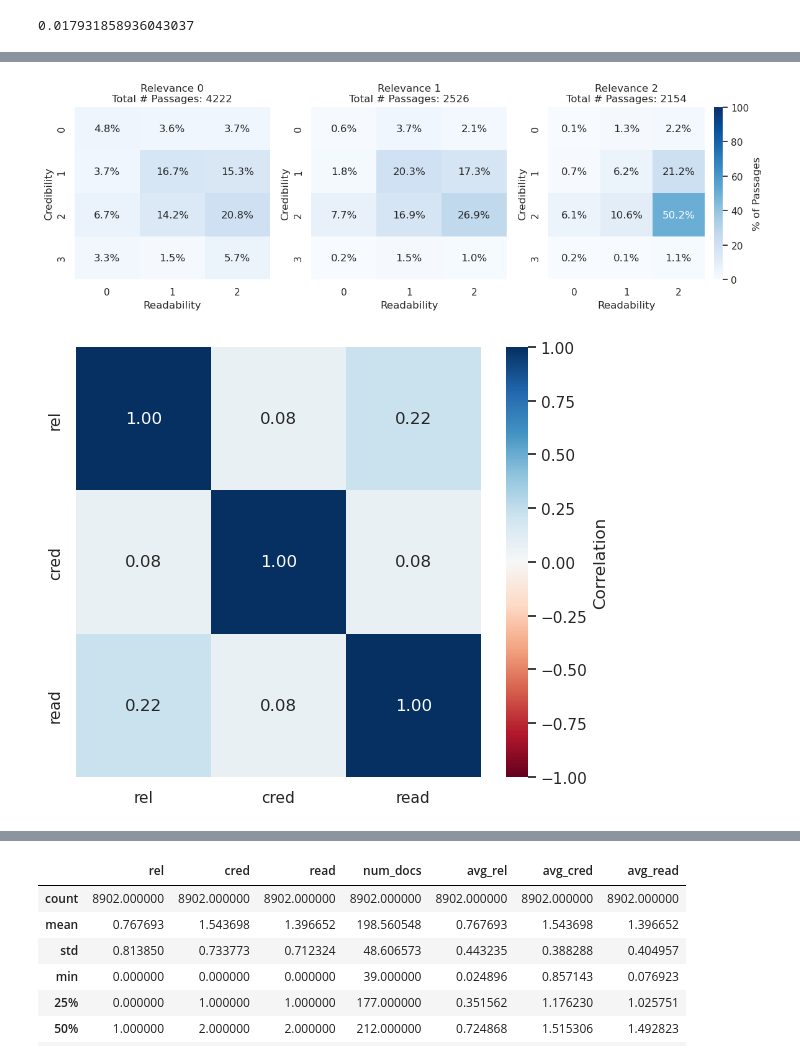
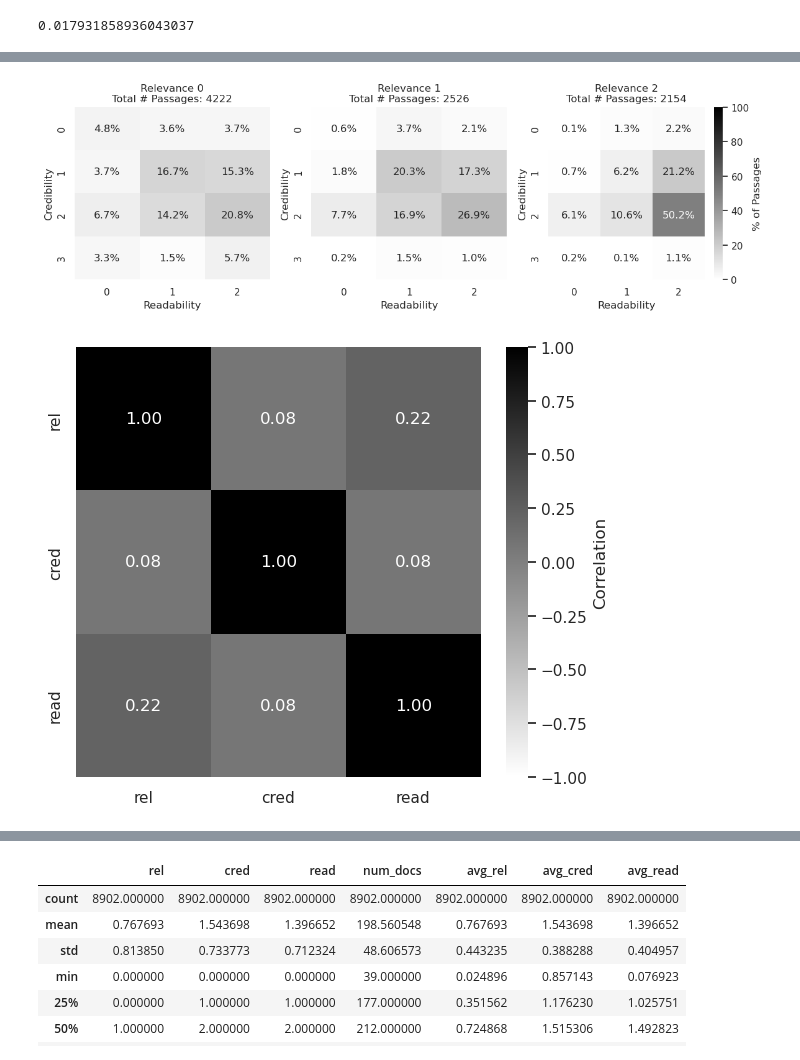
Before and after one commit to JoProbst/ThesisCode, a Jupyter notebook: dataset/data_exploration.ipynb, the cells around one changed output, grey strips where cells are left out. Cells and saved outputs as stored; diff of their text form; code cells hidden in the pictures.

```diff
--- a/dataset/data_exploration.ipynb
+++ b/dataset/data_exploration.ipynb
@@ -141,7 +137,7 @@ import matplotlib.pyplot as plt
 fig, axes = plt.subplots(1, 3, figsize=(12, 4))
 
 # heatmap for qrels. colormap should have same intensity for all qrels
-cmap = sns.color_palette("Blues", as_cmap=True)
+cmap = sns.color_palette("gray_r", as_cmap=True)
 for rel in [0,1,2]:
     qrel = qrels_cred_read[qrels_cred_read.rel == rel]
     cbar = True if rel == 2 else False
@@ -162,26 +158,26 @@ for rel in [0,1,2]:
 
 
 plt.tight_layout()
-plt.savefig(plot_folder + "heatmap_qrels.png", bbox_inches='tight', dpi=300)
+plt.savefig(plot_folder + "heatmap_qrels.pdf", bbox_inches='tight')
 plt.show()
 # %% [output]
-[figure, old version]
+[figure, new version]
 # %%
 
 # heatmap for correlation matrix
 # show correlation between qcred and qread and rel
-cmap = sns.color_palette("RdBu", as_cmap=True)
+cmap = sns.color_palette("gray_r", as_cmap=True)
 cbar = True
 vmin = -1
 vmax = 1
 fmt = ".2f"
 fig, ax = plt.subplots(figsize=(6, 5))
 sns.heatmap(qrels_cred_read[['rel', 'cred', 'read']].corr(), annot=True, fmt=fmt, cmap=cmap, vmin=vmin, vmax=vmax, cbar=cbar, cbar_kws={'label': 'Correlation'})
 plt.tight_layout()
-plt.savefig(plot_folder + "correlation_metrics.png", bbox_inches='tight', dpi=300)
+plt.savefig(plot_folder + "correlation_metrics.pdf", bbox_inches='tight')
 plt.show()
 # %% [output]
-[figure, old version]
+[figure, new version]
 # %%
 # for all qids, calculate the average rel, cred, read, add new column with number of docs per qid
 
```
Also changed, not shown: parts of 10 cells of this notebook, 26 other files.
